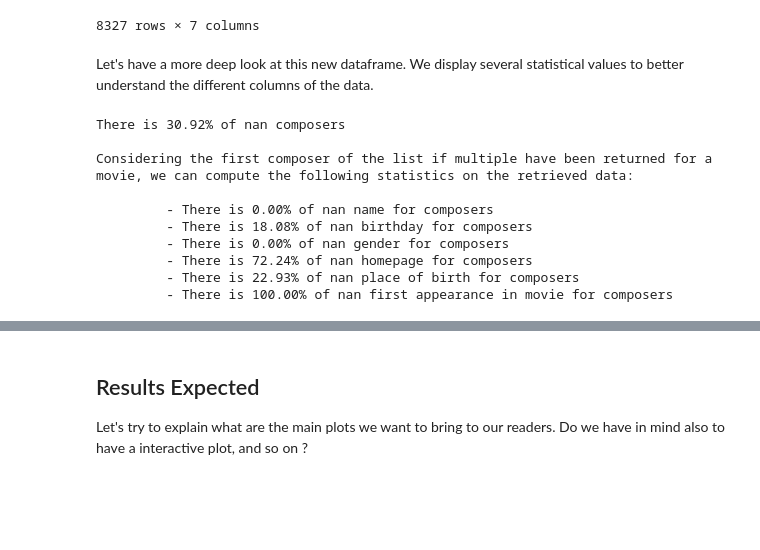
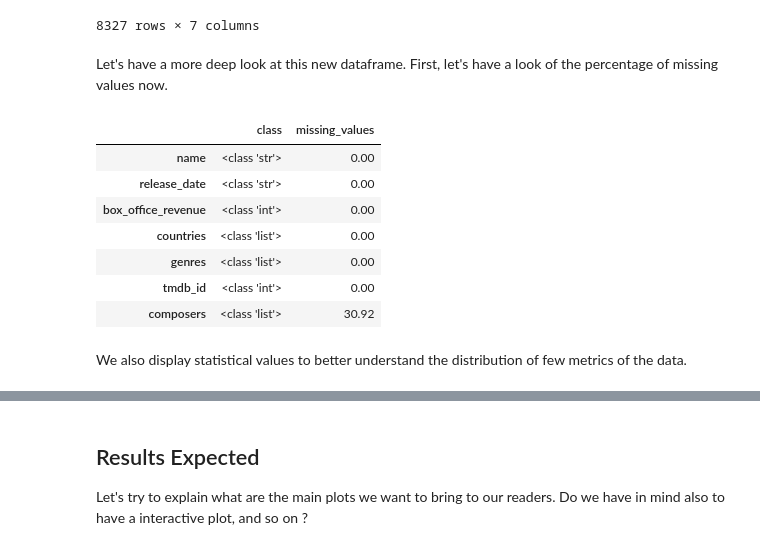
Before and after one commit to epfl-ada/ada-2023-project-learningthesecretsofdata, a Jupyter notebook: milestone_2.ipynb, the cells around one changed output, grey strips where cells are left out. Saved outputs shown, nothing was run; the diff lists cells and outputs as text; code cells hidden in the pictures; blank space fills up the shorter version.

Commit message:
insight data function and functions comment added

```diff
--- a/milestone_2.ipynb
+++ b/milestone_2.ipynb
@@ -150,18 +134,17 @@ display(enhanced_movie)
 | 8326 | Hugh Hefner: Playboy, Activist an... | 2010 | 10000 | [Canada] | [Culture & Society, Biography, Me... | -1 | NaN |
 8327 rows × 7 columns
 # %% [markdown]
-Let's have a more deep look at this new dataframe. We display several statistical values to better understand the different columns of the data.
+Let's have a more deep look at this new dataframe. First, let's have a look of the percentage of missing values now.
-# %%
-# TODO remove after, temporary stats about fetched composers
-insight_clean_enrich(enhanced_movie)
-# %% [output]
-There is 30.92% of nan composers
-
-Considering the first composer of the list if multiple have been returned for a movie, we can compute the following statistics on the retrieved data:
-
-         - There is 0.00% of nan name for composers
-         - There is 18.08% of nan birthday for composers
-         - There is 0.00% of nan gender for composers
-         - There is 72.24% of nan homepage for composers
-         - There is 22.93% of nan place of birth for composers
-         - There is 100.00% of nan first appearance in movie for composers
+# %%
+insight(enhanced_movie)
+# %% [output]
+|  | class | missing_values |
+| name | <class 'str'> | 0.00 |
+| release_date | <class 'str'> | 0.00 |
+| box_office_revenue | <class 'int'> | 0.00 |
+| countries | <class 'list'> | 0.00 |
+| genres | <class 'list'> | 0.00 |
+| tmdb_id | <class 'int'> | 0.00 |
+| composers | <class 'list'> | 30.92 |
+# %% [markdown]
+We also display statistical values to better understand the distribution of few metrics of the data.
```
Also changed, not shown: parts of 13 cells of this notebook, 2 other files.
